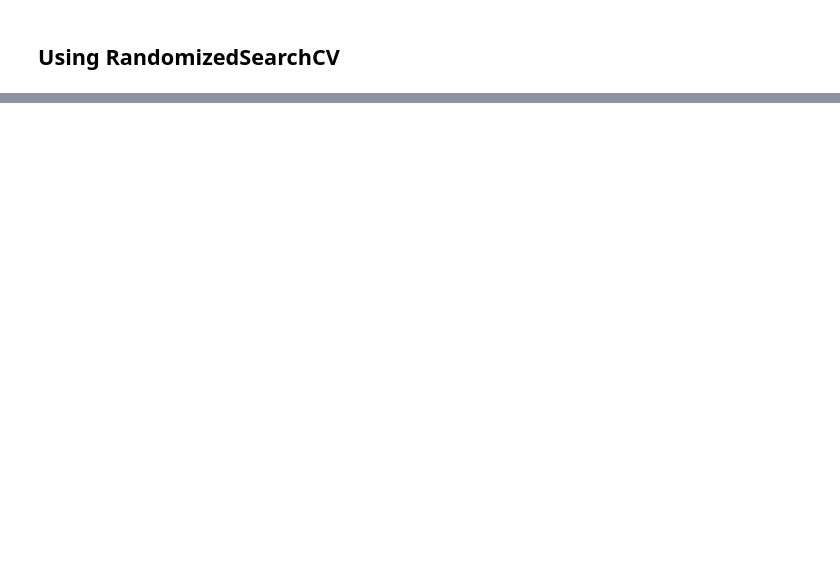
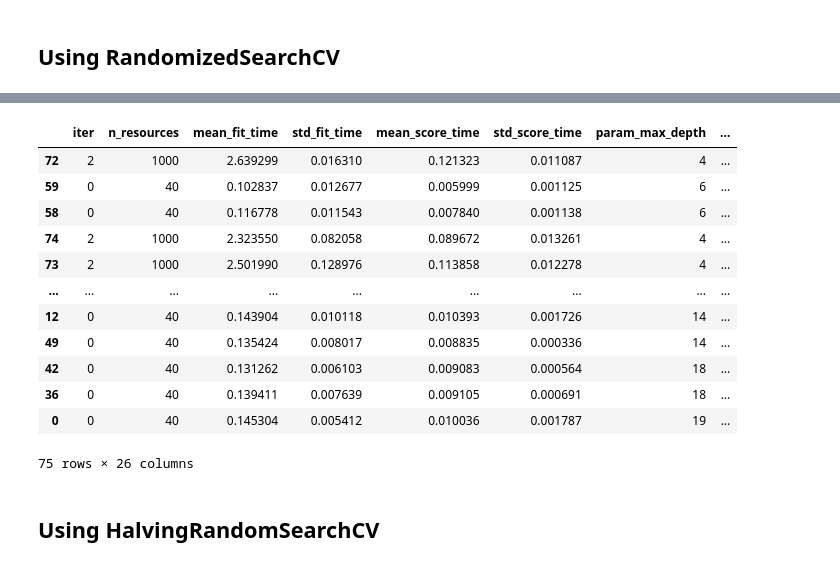
Before and after one commit to dimcaputo/compareCV, a Jupyter notebook: notebook.ipynb, the cells around one changed output, grey strips where cells are left out. Cells and saved outputs as stored; diff of their text form; code cells hidden in the pictures; blank space fills up the shorter version.

```diff
--- a/notebook.ipynb
+++ b/notebook.ipynb
@@ -323,0 +329,24 @@ df_rdmcv
+# %%
+forestclf = RandomForestClassifier(random_state=38, class_weight='balanced')
+
+param_grid = {
+   # 'n_estimators':[10,100,500,1000],
+    'max_depth':np.random.randint(3,20,10),
+    'min_samples_split':[2,3],
+    'min_samples_leaf':[1,2,3]
+}
+
+hgrid = HalvingGridSearchCV(
+    estimator=forestclf,
+    param_grid=param_grid,
+    resource='n_estimators',
+    max_resources=1000,
+    factor=5,
+    cv=5,
+    scoring='f1',
+    return_train_score=True,
+    n_jobs=-1,
+    verbose=3
+)
+
+hgrid.fit(X_train, y_train)
@@ -323,0 +378,19 @@ df_rdmcv
+# %%
+df_hgrid = pd.DataFrame(hgrid.cv_results_).sort_values(by='rank_test_score')
+df_hgrid
+# %% [output]
+|  | iter | n_resources | mean_fit_time | std_fit_time | mean_score_time | std_score_time | param_max_depth | ... |
+| 72 | 2 | 1000 | 2.639299 | 0.016310 | 0.121323 | 0.011087 | 4 | ... |
+| 59 | 0 | 40 | 0.102837 | 0.012677 | 0.005999 | 0.001125 | 6 | ... |
+| 58 | 0 | 40 | 0.116778 | 0.011543 | 0.007840 | 0.001138 | 6 | ... |
+| 74 | 2 | 1000 | 2.323550 | 0.082058 | 0.089672 | 0.013261 | 4 | ... |
+| 73 | 2 | 1000 | 2.501990 | 0.128976 | 0.113858 | 0.012278 | 4 | ... |
+| ... | ... | ... | ... | ... | ... | ... | ... | ... |
+| 12 | 0 | 40 | 0.143904 | 0.010118 | 0.010393 | 0.001726 | 14 | ... |
+| 49 | 0 | 40 | 0.135424 | 0.008017 | 0.008835 | 0.000336 | 14 | ... |
+| 42 | 0 | 40 | 0.131262 | 0.006103 | 0.009083 | 0.000564 | 18 | ... |
+| 36 | 0 | 40 | 0.139411 | 0.007639 | 0.009105 | 0.000691 | 18 | ... |
+| 0 | 0 | 40 | 0.145304 | 0.005412 | 0.010036 | 0.001787 | 19 | ... |
+75 rows × 26 columns
+# %% [markdown]
+## Using HalvingRandomSearchCV
```
Also changed, not shown: parts of 16 cells of this notebook.
